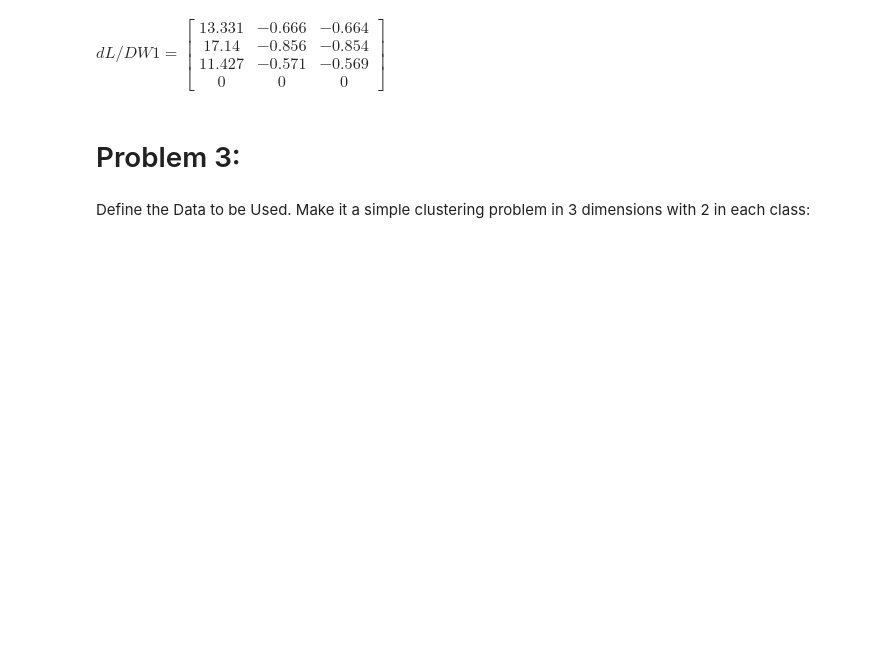
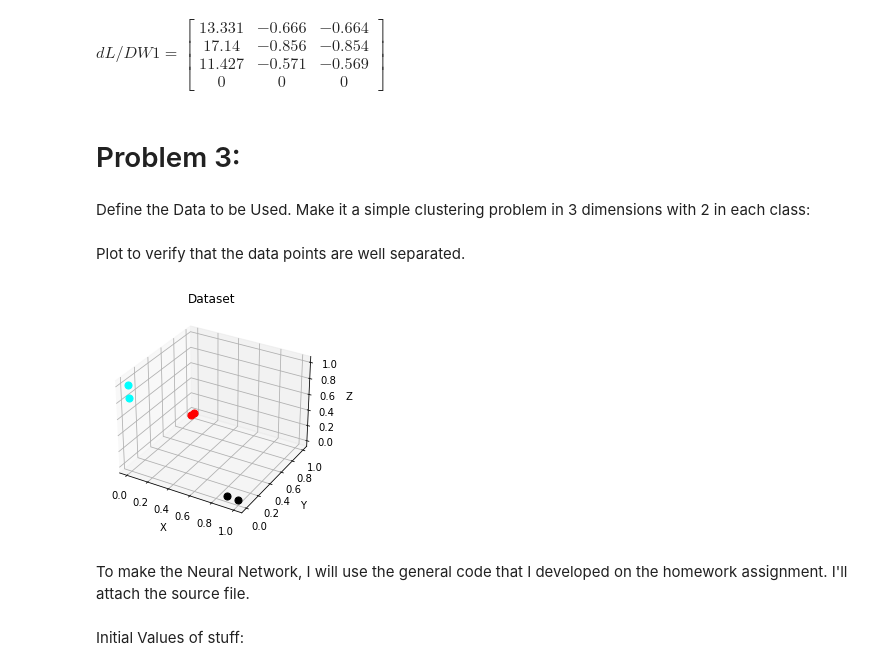
Before and after one commit to eliweissler/CSCI_5576_HW, a Jupyter notebook: assignment_2_by_hand_nn/exam2.ipynb, the cells around one changed output. Cells and saved outputs as stored; diff of their text form; code cells hidden in the pictures; blank space fills up the shorter version.

```diff
--- a/assignment_2_by_hand_nn/exam2.ipynb
+++ b/assignment_2_by_hand_nn/exam2.ipynb
@@ -110,0 +108,20 @@ import nn
+# %% [markdown]
+Plot to verify that the data points are well separated.
+# %%
+fig = plt.figure()
+ax = plt.axes(projection='3d')
+
+# plotting
+colors = ["k", "r", "cyan"]
+for i in range(Y.shape[0]):
+    ax.scatter(X[i,0], X[i,1], X[i,2],
+               s=50, c=colors[np.argmax(Y[i])])
+ax.set_title('Dataset')
+ax.set_xlabel("X")
+ax.set_ylabel("Y")
+ax.set_zlabel("Z")
+plt.show()
+# %% [output]
+[figure, added]
+# %% [markdown]
+To make the Neural Network, I will use the general code that I developed on the homework assignment. I'll attach the source file.
@@ -110,0 +133,2 @@ import nn
+# %% [markdown]
+Initial Values of stuff:
```
Also changed, not shown: parts of 10 cells of this notebook, 2 other files.
